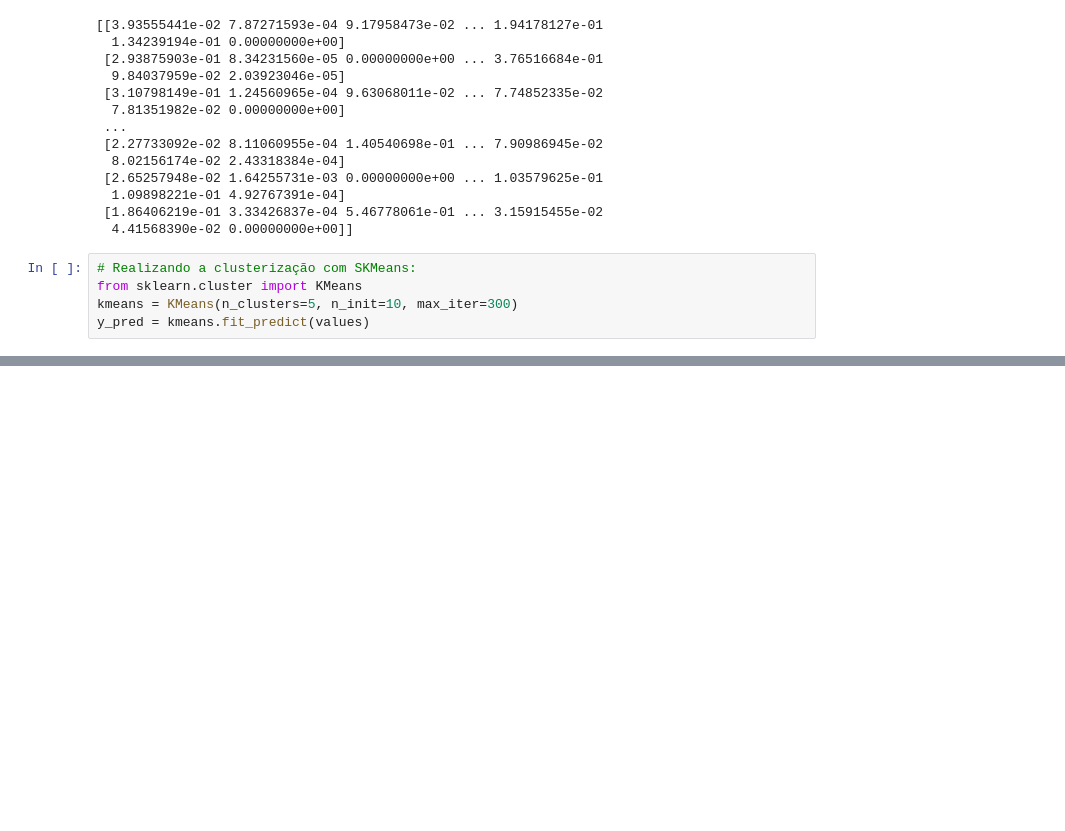
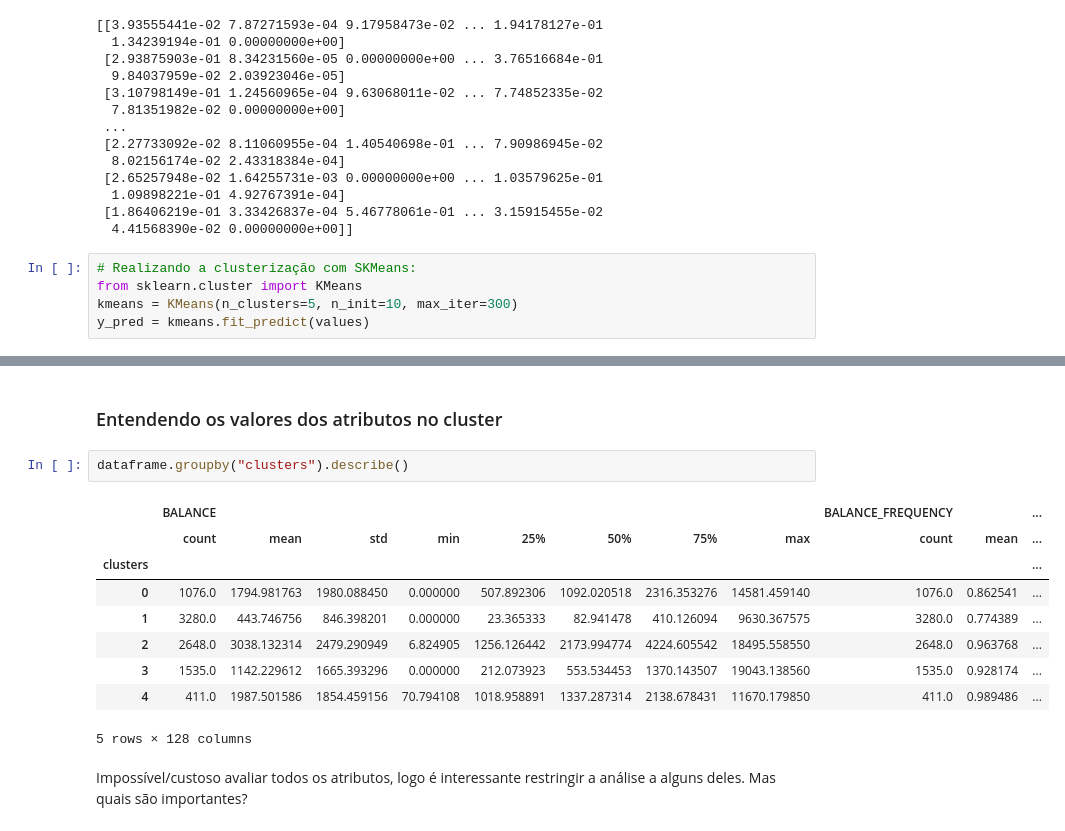
Before and after one commit to agostinhodesena/Aulas_Alura, a Jupyter notebook: Machine_Learning/Clustering_Padrao_De_Dados/Clustering_Credit_Card.ipynb, the cells around one changed output, grey strips where cells are left out. Cells and saved outputs as stored; diff of their text form; blank space fills up the shorter version.

```diff
--- a/Machine_Learning/Clustering_Padrao_De_Dados/Clustering_Credit_Card.ipynb
+++ b/Machine_Learning/Clustering_Padrao_De_Dados/Clustering_Credit_Card.ipynb
@@ -103,0 +311,16 @@ y_pred = kmeans.fit_predict(values)
+# %% [markdown]
+### Entendendo os valores dos atributos no cluster
+# %%
+dataframe.groupby("clusters").describe()
+# %% [output]
+|  | BALANCE |  |  |  |  |  |  |  | BALANCE_FREQUENCY |  | ... |
+|  | count | mean | std | min | 25% | 50% | 75% | max | count | mean | ... |
+| clusters |  |  |  |  |  |  |  |  |  |  | ... |
+| 0 | 1076.0 | 1794.981763 | 1980.088450 | 0.000000 | 507.892306 | 1092.020518 | 2316.353276 | 14581.459140 | 1076.0 | 0.862541 | ... |
+| 1 | 3280.0 | 443.746756 | 846.398201 | 0.000000 | 23.365333 | 82.941478 | 410.126094 | 9630.367575 | 3280.0 | 0.774389 | ... |
+| 2 | 2648.0 | 3038.132314 | 2479.290949 | 6.824905 | 1256.126442 | 2173.994774 | 4224.605542 | 18495.558550 | 2648.0 | 0.963768 | ... |
+| 3 | 1535.0 | 1142.229612 | 1665.393296 | 0.000000 | 212.073923 | 553.534453 | 1370.143507 | 19043.138560 | 1535.0 | 0.928174 | ... |
+| 4 | 411.0 | 1987.501586 | 1854.459156 | 70.794108 | 1018.958891 | 1337.287314 | 2138.678431 | 11670.179850 | 411.0 | 0.989486 | ... |
+5 rows × 128 columns
+# %% [markdown]
+Impossível/custoso avaliar todos os atributos, logo é interessante restringir a análise a alguns deles. Mas quais são importantes?
```
Also changed, not shown: parts of 33 cells of this notebook.
